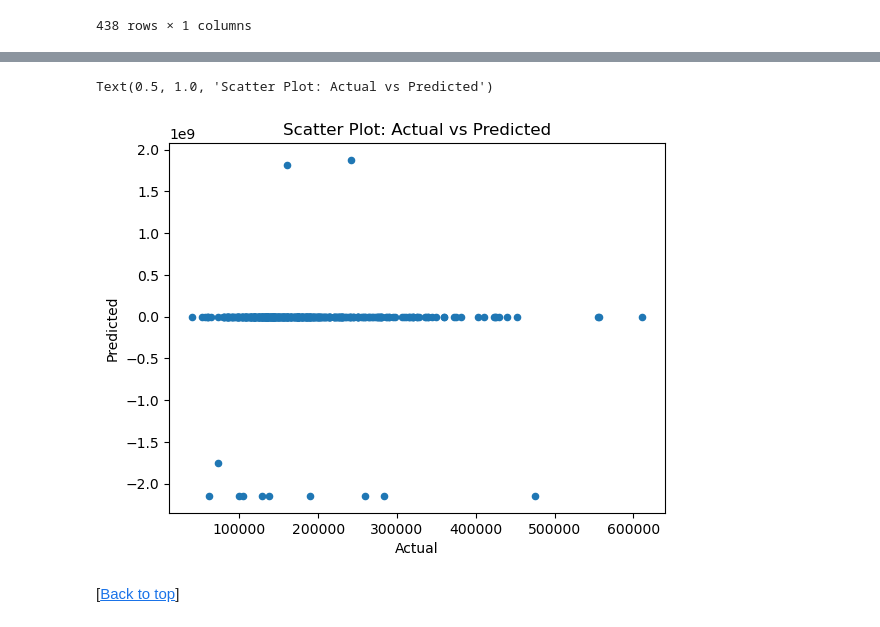
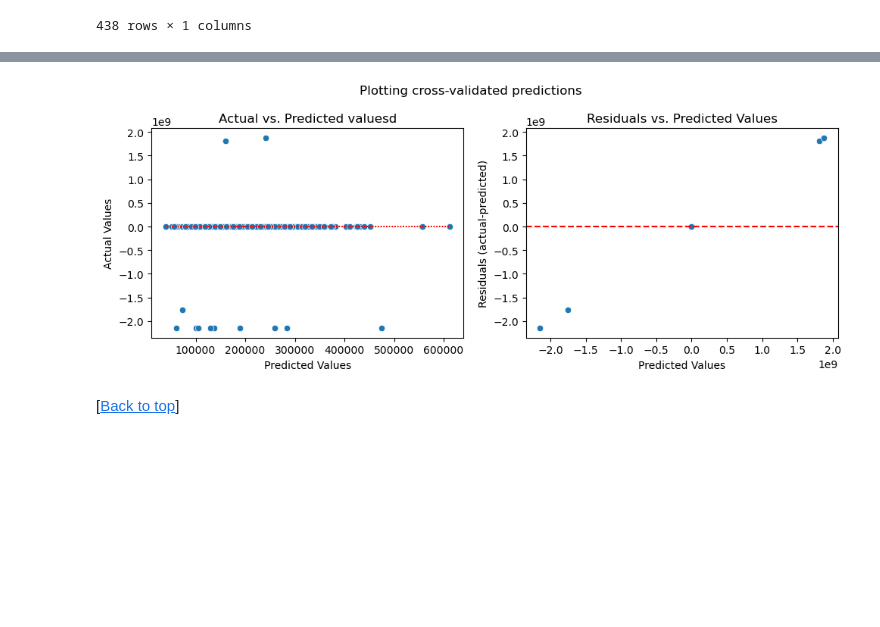
Before and after one commit to asiyashakeel78/Spring-Board, a Jupyter notebook: Capstone Project 2/House Prices Prediction-Modeling.ipynb, the cells around one changed output, grey strips where cells are left out. Saved outputs shown, nothing was run; the diff lists cells and outputs as text; code cells hidden in the pictures; blank space fills up the shorter version.

```diff
--- a/Capstone Project 2/House Prices Prediction-Modeling.ipynb
+++ b/Capstone Project 2/House Prices Prediction-Modeling.ipynb
@@ -314,9 +280,28 @@ test_data
-# %%
-test_data.plot(x='Actual', y='Predicted', kind='scatter')
-plt.title('Scatter Plot: Actual vs Predicted')
-# %% [output]
-Text(0.5, 1.0, 'Scatter Plot: Actual vs Predicted')
-[figure, removed]
+# %%
+fig, axs = plt.subplots(ncols=2, figsize=(10, 4))
+
+sns.scatterplot(data=test_data,x='Actual', y='Predicted', ax=axs[0])
+
+axs[0].plot(test_data['Actual'], test_data['Actual'], 'r:', linewidth=1) # reference line (x = y)
+
+axs[0].set_ylabel('Actual Values')
+axs[0].set_xlabel('Predicted Values')
+axs[0].set_title('Actual vs. Predicted valuesd')
+
+
+
+# Subplot 2: Predicted with  Error
+sns.scatterplot(data=test_data, x='Predicted', y='Residuals', ax=axs[1])
+axs[1].axhline(y=0, color='r', linestyle='--') #Residuals line (y=0)
+axs[1].set_xlabel('Predicted Values')
+axs[1].set_ylabel('Residuals (actual-predicted)')
+axs[1].set_title('Residuals vs. Predicted Values')
+
+fig.suptitle("Plotting cross-validated predictions")
+plt.tight_layout()
+plt.show()
+# %% [output]
+[figure, added]
 # %% [markdown]
 [<a href="#3.Modeling">Back to top</a>]
 # %% [markdown]
```
Also changed, not shown: parts of 46 cells of this notebook.
